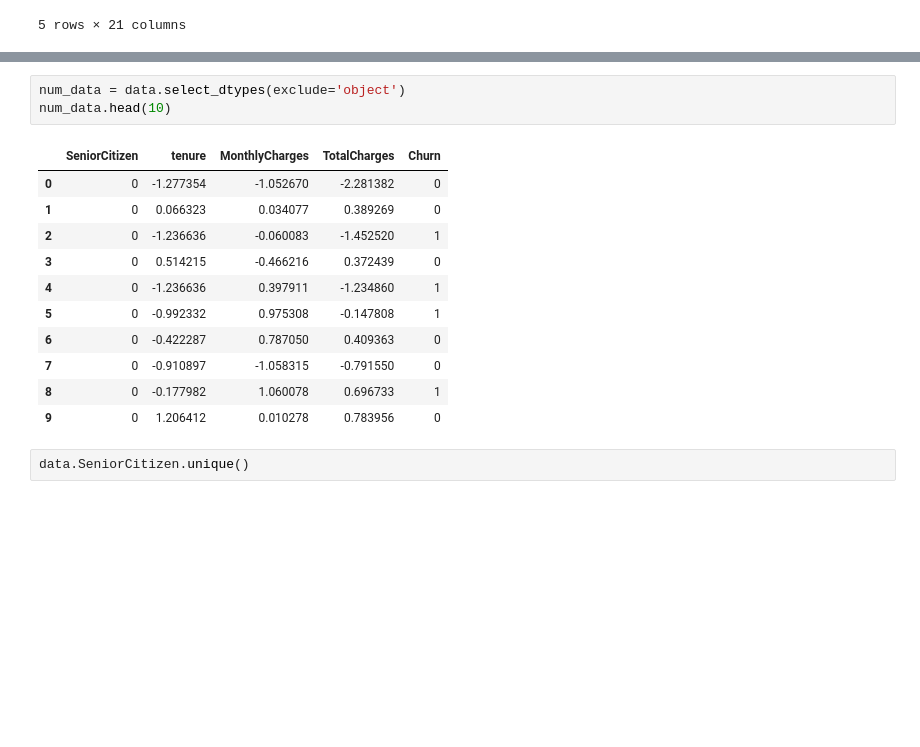
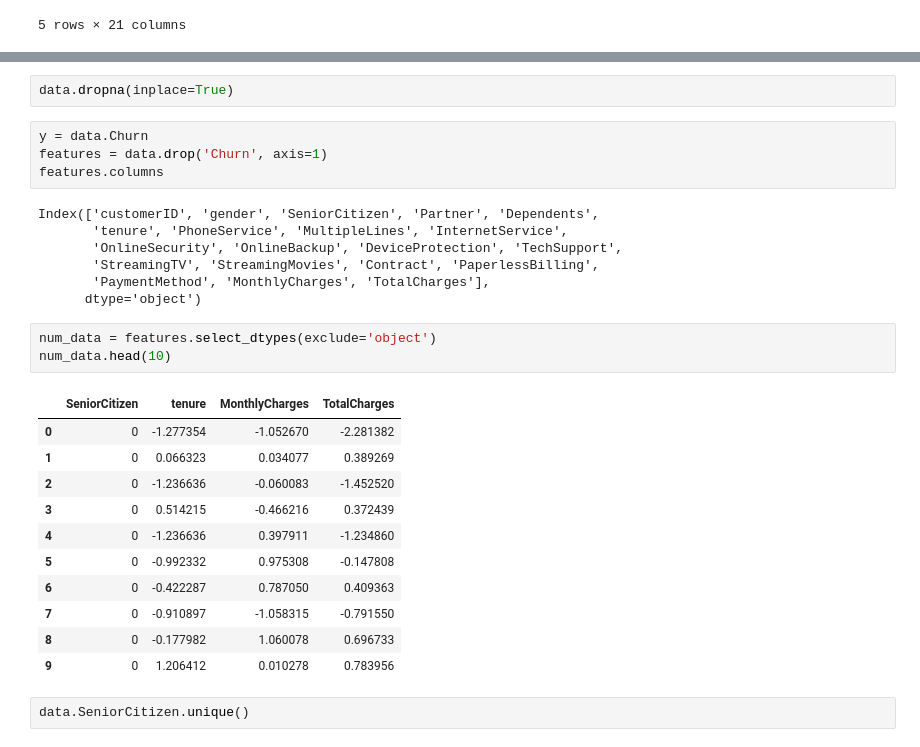
Before and after one commit to georgek2/Deep_Learning, a Jupyter notebook: Customer_Churn/telco.ipynb, the cells around one changed output, grey strips where cells are left out. Drawn from its saved outputs; the diff is of its cells as text; blank space fills up the shorter version.

```diff
--- a/Customer_Churn/telco.ipynb
+++ b/Customer_Churn/telco.ipynb
@@ -197,18 +209,31 @@ data.head()
+# %%
+data.dropna(inplace=True)
+# %%
+y = data.Churn
+features = data.drop('Churn', axis=1)
+features.columns
+# %% [output]
+Index(['customerID', 'gender', 'SeniorCitizen', 'Partner', 'Dependents',
+       'tenure', 'PhoneService', 'MultipleLines', 'InternetService',
+       'OnlineSecurity', 'OnlineBackup', 'DeviceProtection', 'TechSupport',
+       'StreamingTV', 'StreamingMovies', 'Contract', 'PaperlessBilling',
+       'PaymentMethod', 'MonthlyCharges', 'TotalCharges'],
+      dtype='object')
 # %%
-num_data = data.select_dtypes(exclude='object')
+num_data = features.select_dtypes(exclude='object')
 num_data.head(10)
 # %% [output]
-|  | SeniorCitizen | tenure | MonthlyCharges | TotalCharges | Churn |
-| 0 | 0 | -1.277354 | -1.052670 | -2.281382 | 0 |
-| 1 | 0 | 0.066323 | 0.034077 | 0.389269 | 0 |
-| 2 | 0 | -1.236636 | -0.060083 | -1.452520 | 1 |
-| 3 | 0 | 0.514215 | -0.466216 | 0.372439 | 0 |
-| 4 | 0 | -1.236636 | 0.397911 | -1.234860 | 1 |
-| 5 | 0 | -0.992332 | 0.975308 | -0.147808 | 1 |
-| 6 | 0 | -0.422287 | 0.787050 | 0.409363 | 0 |
-| 7 | 0 | -0.910897 | -1.058315 | -0.791550 | 0 |
-| 8 | 0 | -0.177982 | 1.060078 | 0.696733 | 1 |
-| 9 | 0 | 1.206412 | 0.010278 | 0.783956 | 0 |
+|  | SeniorCitizen | tenure | MonthlyCharges | TotalCharges |
+| 0 | 0 | -1.277354 | -1.052670 | -2.281382 |
+| 1 | 0 | 0.066323 | 0.034077 | 0.389269 |
+| 2 | 0 | -1.236636 | -0.060083 | -1.452520 |
+| 3 | 0 | 0.514215 | -0.466216 | 0.372439 |
+| 4 | 0 | -1.236636 | 0.397911 | -1.234860 |
+| 5 | 0 | -0.992332 | 0.975308 | -0.147808 |
+| 6 | 0 | -0.422287 | 0.787050 | 0.409363 |
+| 7 | 0 | -0.910897 | -1.058315 | -0.791550 |
+| 8 | 0 | -0.177982 | 1.060078 | 0.696733 |
+| 9 | 0 | 1.206412 | 0.010278 | 0.783956 |
 # %%
 data.SeniorCitizen.unique()
 # %% [output]
```
Also changed, not shown: parts of 38 cells of this notebook, 3 other files.
